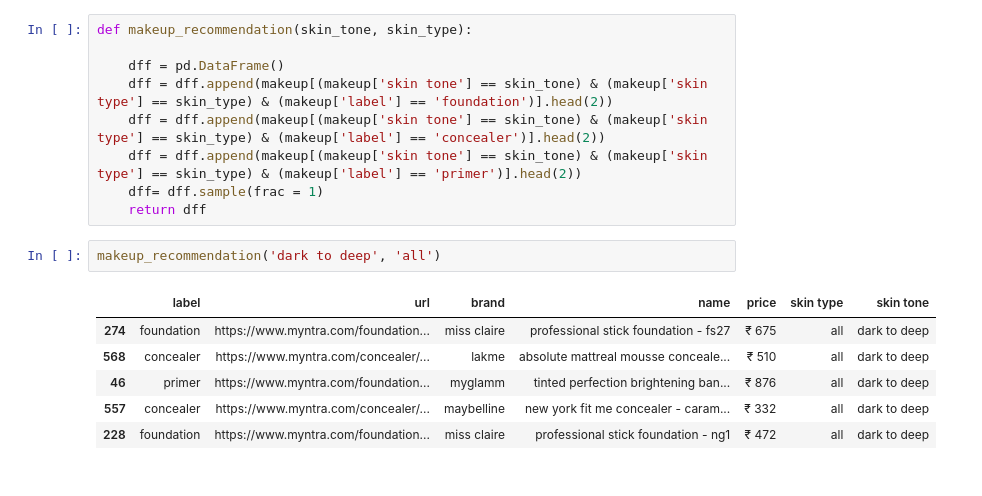
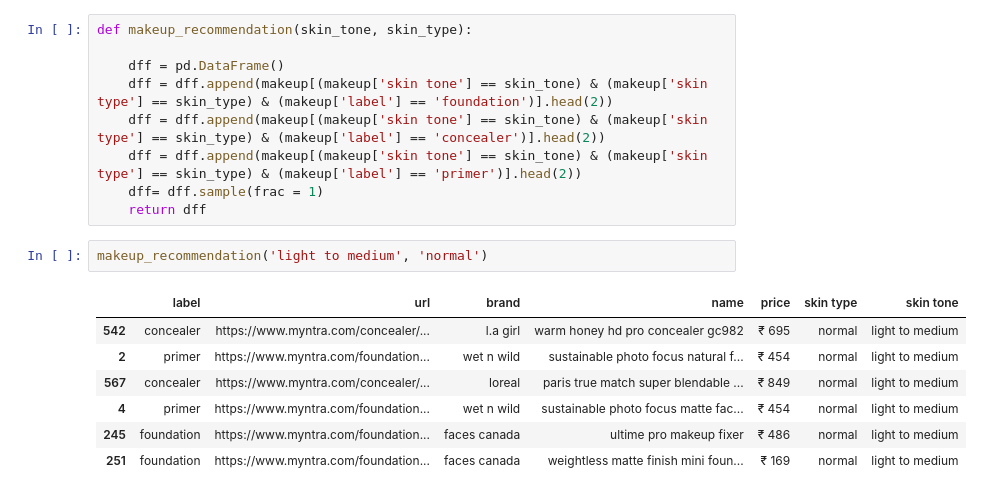
Before and after one commit to Randon-Myntra-HackerRamp-21/Skyn, a Jupyter notebook: backend/ML/recommender/Recommendation_Engine.ipynb, the cells around one changed output. Cells and saved outputs as stored; diff of their text form.

```diff
--- a/Recommendation_Engine.ipynb
+++ b/backend/ML/recommender/Recommendation_Engine.ipynb
@@ -472,11 +452,12 @@ def makeup_recommendation(skin_tone, skin_type):
     dff= dff.sample(frac = 1)
     return dff
 # %%
-makeup_recommendation('dark to deep', 'all')
+makeup_recommendation('light to medium', 'normal')
 # %% [output]
 |  | label | url | brand | name | price | skin type | skin tone |
-| 274 | foundation | https://www.myntra.com/foundation... | miss claire | professional stick foundation - fs27 | ₹ 675 | all | dark to deep |
-| 568 | concealer | https://www.myntra.com/concealer/... | lakme | absolute mattreal mousse conceale... | ₹ 510 | all | dark to deep |
-| 46 | primer | https://www.myntra.com/foundation... | myglamm | tinted perfection brightening ban... | ₹ 876 | all | dark to deep |
-| 557 | concealer | https://www.myntra.com/concealer/... | maybelline | new york fit me concealer - caram... | ₹ 332 | all | dark to deep |
-| 228 | foundation | https://www.myntra.com/foundation... | miss claire | professional stick foundation - ng1 | ₹ 472 | all | dark to deep |
+| 542 | concealer | https://www.myntra.com/concealer/... | l.a girl | warm honey hd pro concealer gc982 | ₹ 695 | normal | light to medium |
+| 2 | primer | https://www.myntra.com/foundation... | wet n wild | sustainable photo focus natural f... | ₹ 454 | normal | light to medium |
+| 567 | concealer | https://www.myntra.com/concealer/... | loreal | paris true match super blendable ... | ₹ 849 | normal | light to medium |
+| 4 | primer | https://www.myntra.com/foundation... | wet n wild | sustainable photo focus matte fac... | ₹ 454 | normal | light to medium |
+| 245 | foundation | https://www.myntra.com/foundation... | faces canada | ultime pro makeup fixer | ₹ 486 | normal | light to medium |
+| 251 | foundation | https://www.myntra.com/foundation... | faces canada | weightless matte finish mini foun... | ₹ 169 | normal | light to medium |
```
Also changed, not shown: parts of 12 cells of this notebook, 3 other files.
